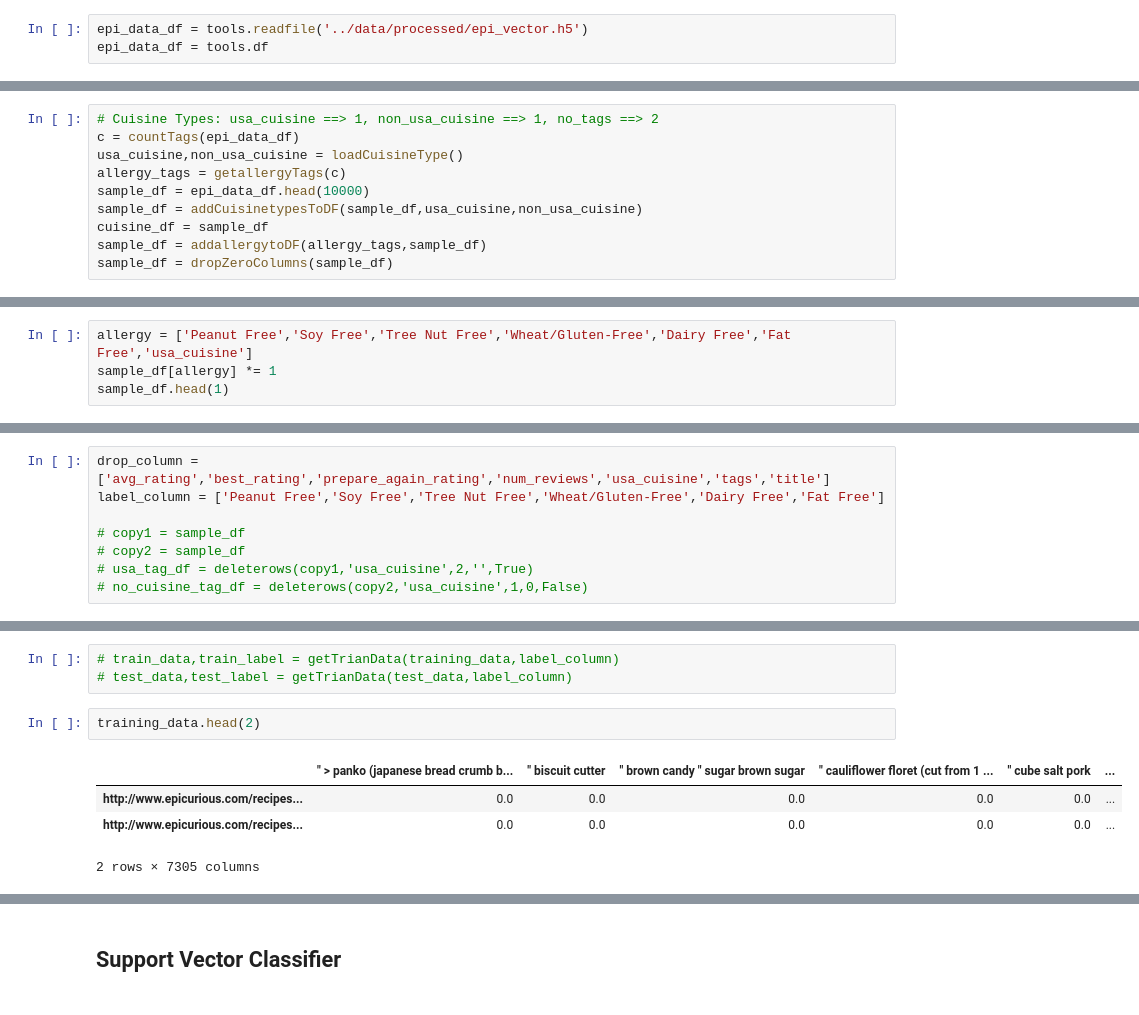
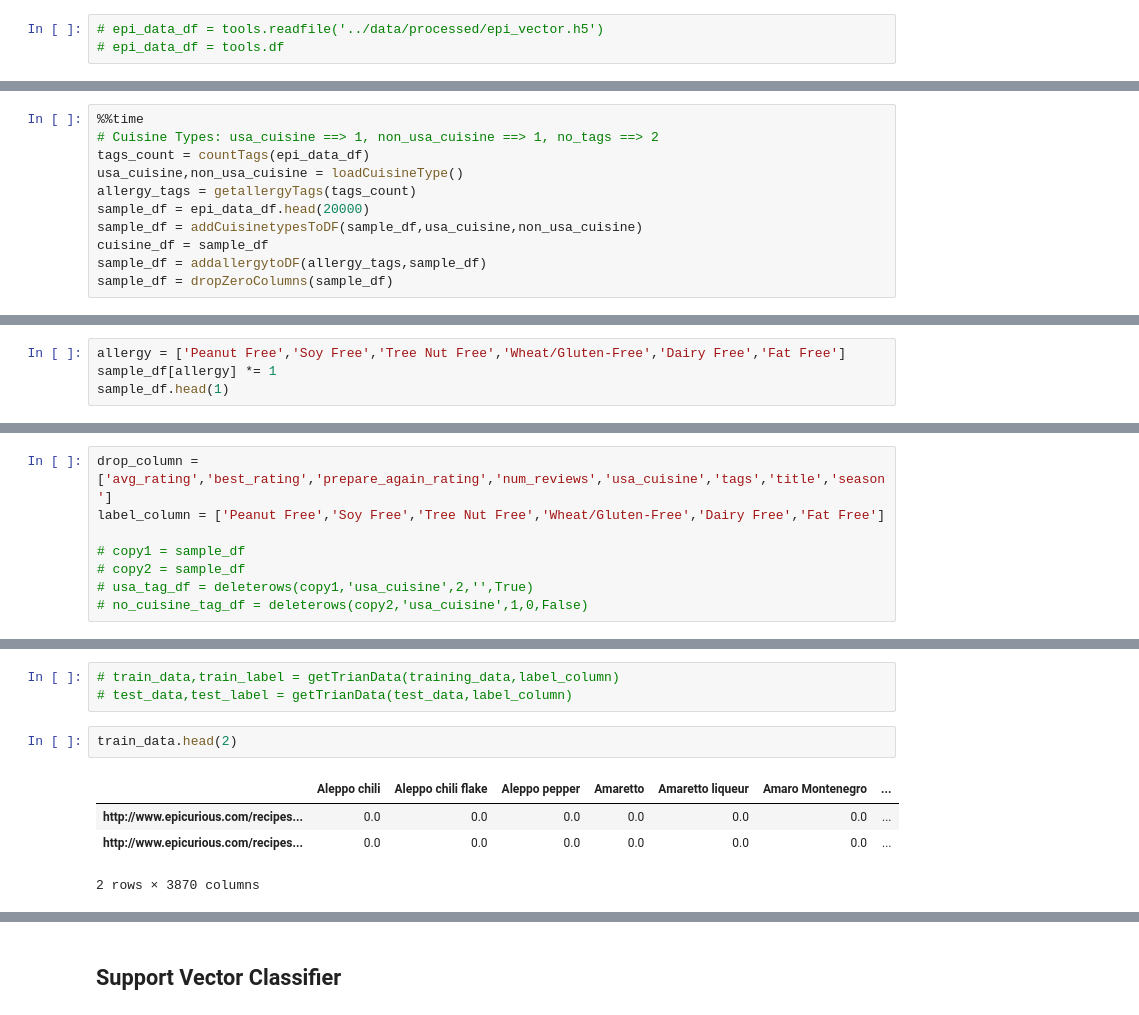
Before and after one commit to Sisyphus192/deep-dishes, a Jupyter notebook: notebooks/classification.ipynb, the cells around one changed output, grey strips where cells are left out. Saved outputs shown, nothing was run; the diff lists cells and outputs as text.

```diff
--- a/notebooks/classification.ipynb
+++ b/notebooks/classification.ipynb
@@ -24,4 +33,4 @@ tools = utils.tools() # create object
 # %%
-epi_data_df = tools.readfile('../data/processed/epi_vector.h5')
-epi_data_df = tools.df
+# epi_data_df = tools.readfile('../data/processed/epi_vector.h5')
+# epi_data_df = tools.df
 # %%
@@ -206,11 +217,12 @@ class SVCmodel(object):
 # %% [markdown]
 ## Data Preparation for Classification
 # %%
+%%time
 # Cuisine Types: usa_cuisine ==> 1, non_usa_cuisine ==> 1, no_tags ==> 2
-c = countTags(epi_data_df)
+tags_count = countTags(epi_data_df)
 usa_cuisine,non_usa_cuisine = loadCuisineType()
-allergy_tags = getallergyTags(c)
-sample_df = epi_data_df.head(10000)
+allergy_tags = getallergyTags(tags_count)
+sample_df = epi_data_df.head(20000)
 sample_df = addCuisinetypesToDF(sample_df,usa_cuisine,non_usa_cuisine)
 cuisine_df = sample_df
 sample_df = addallergytoDF(allergy_tags,sample_df)
@@ -372,5 +444,5 @@ sample_df.shape
 # %%
-allergy = ['Peanut Free','Soy Free','Tree Nut Free','Wheat/Gluten-Free','Dairy Free','Fat Free','usa_cuisine']
+allergy = ['Peanut Free','Soy Free','Tree Nut Free','Wheat/Gluten-Free','Dairy Free','Fat Free']
 sample_df[allergy] *= 1
 sample_df.head(1)
 # %% [output]
@@ -507,7 +562,7 @@ plt.show()
 # %% [markdown]
 ### Deletes Not used columns
 # %%
-drop_column = ['avg_rating','best_rating','prepare_again_rating','num_reviews','usa_cuisine','tags','title']
+drop_column = ['avg_rating','best_rating','prepare_again_rating','num_reviews','usa_cuisine','tags','title','season']
 label_column = ['Peanut Free','Soy Free','Tree Nut Free','Wheat/Gluten-Free','Dairy Free','Fat Free']
 
 # copy1 = sample_df
@@ -532,12 +598,12 @@ test_data,test_label = getTrianData(test_data,label_column)
 # train_data,train_label = getTrianData(training_data,label_column)
 # test_data,test_label = getTrianData(test_data,label_column)
 # %%
-training_data.head(2)
+train_data.head(2)
 # %% [output]
-|  | " > panko (japanese bread crumb b... | " biscuit cutter | " brown candy " sugar brown sugar | " cauliflower floret (cut from 1 ... | " cube salt pork | ... |
-| http://www.epicurious.com/recipes... | 0.0 | 0.0 | 0.0 | 0.0 | 0.0 | ... |
-| http://www.epicurious.com/recipes... | 0.0 | 0.0 | 0.0 | 0.0 | 0.0 | ... |
+|  | Aleppo chili | Aleppo chili flake | Aleppo pepper | Amaretto | Amaretto liqueur | Amaro Montenegro | ... |
+| http://www.epicurious.com/recipes... | 0.0 | 0.0 | 0.0 | 0.0 | 0.0 | 0.0 | ... |
+| http://www.epicurious.com/recipes... | 0.0 | 0.0 | 0.0 | 0.0 | 0.0 | 0.0 | ... |
-2 rows × 7305 columns
+2 rows × 3870 columns
 # %%
 train_label.head(2)
 # %% [output]
```
Also changed, not shown: parts of 93 cells of this notebook, 32 other files.
